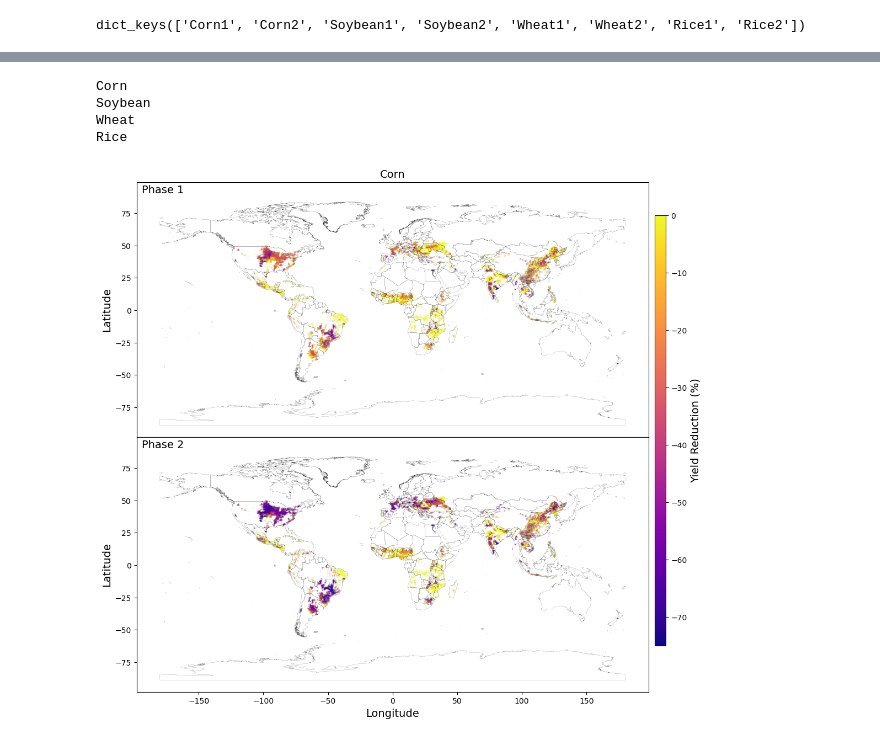
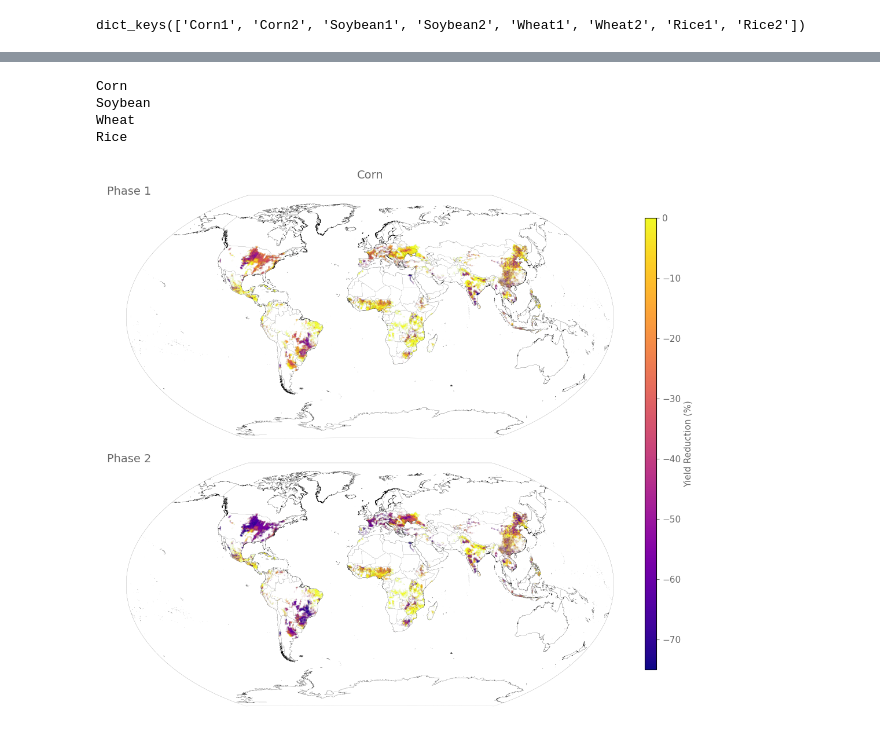
Before and after one commit to allfed/LosingIndustryCropYields, a Jupyter notebook: scripts/Spatial Distribution Plots.ipynb, the cells around one changed output, grey strips where cells are left out. Saved outputs shown, nothing was run; the diff lists cells and outputs as text; code cells hidden in the pictures.

Commit message:
Updated plots to WInkel-Tripel

```diff
--- a/scripts/Spatial Distribution Plots.ipynb
+++ b/scripts/Spatial Distribution Plots.ipynb
@@ -55,4 +55,5 @@ dict_keys(['Corn1', 'Corn2', 'Soybean1', 'Soybean2', 'Wheat1', 'Wheat2', 'Rice1'
 # %%
 # Read in the country borders
 countries = gpd.read_file("../" + os.sep + "spatial_data" + os. sep +"countries" + os.sep + "World_Countries__Generalized_.shp")
-countries
+countries.crs = "EPSG:4326"
+countries = countries.to_crs('+proj=wintri')
@@ -73,3 +60,4 @@ countries
 # %%
 oceans = gpd.read_file("../" + os.sep + "spatial_data" + os. sep + "oceans" + os.sep + "ne_10m_ocean.shp")
-oceans
+oceans.crs = "EPSG:4326"
+oceans = oceans.to_crs('+proj=wintri')
@@ -139,7 +72,9 @@ def plot_map_by_crop(gdf_dict_gpd, phases, countries, oceans, crop):
     fig, ax = plt.subplots(2, 1, figsize=(20,12), sharex=True, sharey=True)
     ax = ax.flatten()
     for i, phase in enumerate(phases):
-        gdf_dict_gpd[crop+str(phase)].plot(
+        gdf = gdf_dict_gpd[crop+str(phase)]
+        gdf.crs = "EPSG:4326"
+        gdf.to_crs('+proj=wintri').plot(
             ax=ax[i],
             column="data",
             cmap="plasma",
@@ -150,40 +85,50 @@ def plot_map_by_crop(gdf_dict_gpd, phases, countries, oceans, crop):
             vmin=-0.75,
             vmax=0,
         )
-        oceans.plot(ax=ax[i], color="white", edgecolor="white", linewidth=0.1)
-        countries.plot(ax=ax[i], color="none", edgecolor="black", linewidth=0.1)
+        oceans.plot(ax=ax[i], color="white", edgecolor="black", linewidth=0.1)
+        countries.plot(ax=ax[i], color="none", edgecolor="black", linewidth=0.05)
         # Write the name of the crop in the top left corner of the plot
         ax[i].text(
             0.01,
             0.99,
             "Phase " + str(phase),
             horizontalalignment="left",
             verticalalignment="top",
             transform=ax[i].transAxes,
             fontsize=fontsize,
+            color="#696969",
         )
-        ax[i].set_ylabel("Latitude", fontsize=fontsize)
-        if i == 1:
-            ax[i].set_xlabel("Longitude", fontsize=fontsize)
         if i == 0:
-            ax[i].set_title(crop, fontsize=fontsize)
-
+            ax[i].set_title(crop, fontsize=fontsize, color="#696969")
+        # Remove the x and y axis ticks
+        ax[i].set_xticks([])
+        ax[i].set_yticks([])
+        # Remove the x and y axis labels
+        ax[i].set_xlabel("")
+        ax[i].set_ylabel("")
+        # Remove the x and y axis spines
+        ax[i].spines["top"].set_visible(False)
+        ax[i].spines["right"].set_visible(False)
+        ax[i].spines["bottom"].set_visible(False)
+        ax[i].spines["left"].set_visible(False)
+        # Cuf off Antarctica
 
     # Add a colorbar to the right of the plot
     norm = mcolors.Normalize(vmin=-75, vmax=0)
     cax = fig.add_axes([0.75, 0.18, 0.01, 0.65])  # [left, bottom, width, height]
     cb = mpl.colorbar.ColorbarBase(cax, cmap="plasma", norm=norm)
-    cb.set_label("Yield Reduction (%)", fontsize=fontsize)
+    cb.set_label("Yield Reduction (%)", fontsize=fontsize-3, color="#696969")
+    cb.ax.tick_params(labelsize=fontsize-3, labelcolor="#696969", color="#696969")
 
     plt.subplots_adjust(wspace=0, hspace=0)
     plt.savefig("../" + os.sep + "reports" + os.sep + "figures" + os.sep + 'LoI'+crop+'.png', dpi=500, bbox_inches='tight')
 
 for crop in crops:
     print(crop)
     plot_map_by_crop(gdf_dict_gpd, phases, countries, oceans, crop)
 # %% [output]
 Corn
 Soybean
 Wheat
 Rice
-[figure, old version]
+[figure, new version]
```
Also changed, not shown: parts of 4 cells of this notebook, 6 other files.
